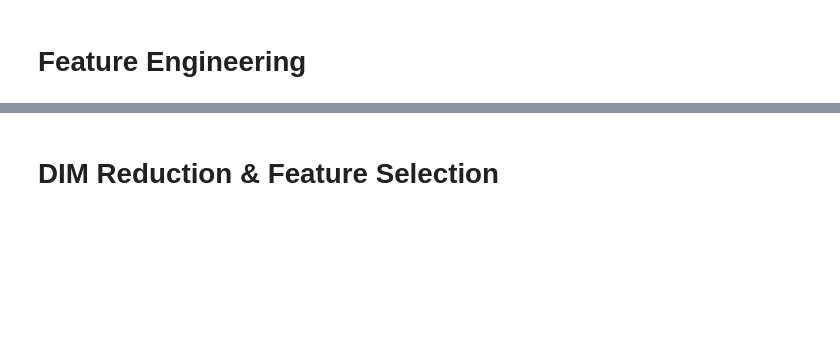
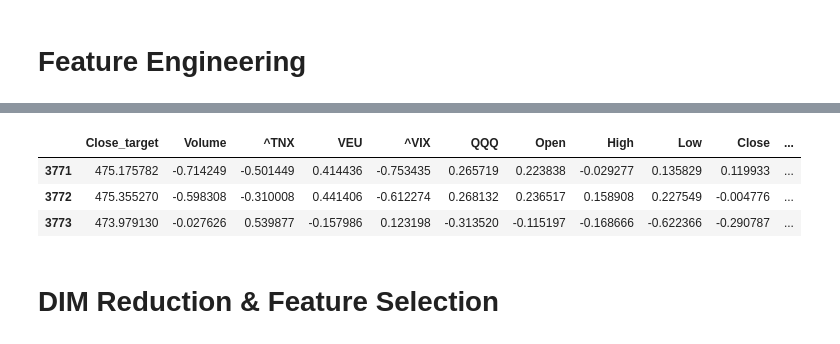
Before and after one commit to adamd1985/quant_research, a Jupyter notebook: tcn_signals_research.ipynb, the cells around one changed output, grey strips where cells are left out. Drawn from its saved outputs; the diff is of its cells as text; code cells hidden in the pictures; blank space fills up the shorter version.

```diff
--- a/tcn_signals_research.ipynb
+++ b/tcn_signals_research.ipynb
@@ -277,6 +285,13 @@ def prepare_data(tickers):
     normalizer.adapt(data_df[EXT_FEATURES])
     data_df_normalized = normalizer(data_df[EXT_FEATURES])
     data_df_normalized = pd.DataFrame(data_df_normalized.numpy(), columns=EXT_FEATURES)
+    data_df_normalized = pd.concat(
+        [
+            data_df[TARGET].reset_index(drop=True),
+            data_df_normalized.reset_index(drop=True),
+        ],
+        axis=1,
+    )
 
     return data_df_normalized, normalizer
 
@@ -318,3 +333,4 @@ def prepare_windows(
 # we will tell keras to do a validation split, it will not fit on the validation data.
 data_df, normalizer = prepare_data(tickers)
 data_df.tail(3)
+# %% [output]
@@ -321,3 +341,7 @@ data_df.tail(3)
+|  | Close_target | Volume | ^TNX | VEU | ^VIX | QQQ | Open | High | Low | Close | ... |
+| 3771 | 475.175782 | -0.714249 | -0.501449 | 0.414436 | -0.753435 | 0.265719 | 0.223838 | -0.029277 | 0.135829 | 0.119933 | ... |
+| 3772 | 475.355270 | -0.598308 | -0.310008 | 0.441406 | -0.612274 | 0.268132 | 0.236517 | 0.158908 | 0.227549 | -0.004776 | ... |
+| 3773 | 473.979130 | -0.027626 | 0.539877 | -0.157986 | 0.123198 | -0.313520 | -0.115197 | -0.168666 | -0.622366 | -0.290787 | ... |
 # %% [markdown]
 # DIM Reduction & Feature Selection
 # %%
```
Also changed, not shown: parts of 11 cells of this notebook.
